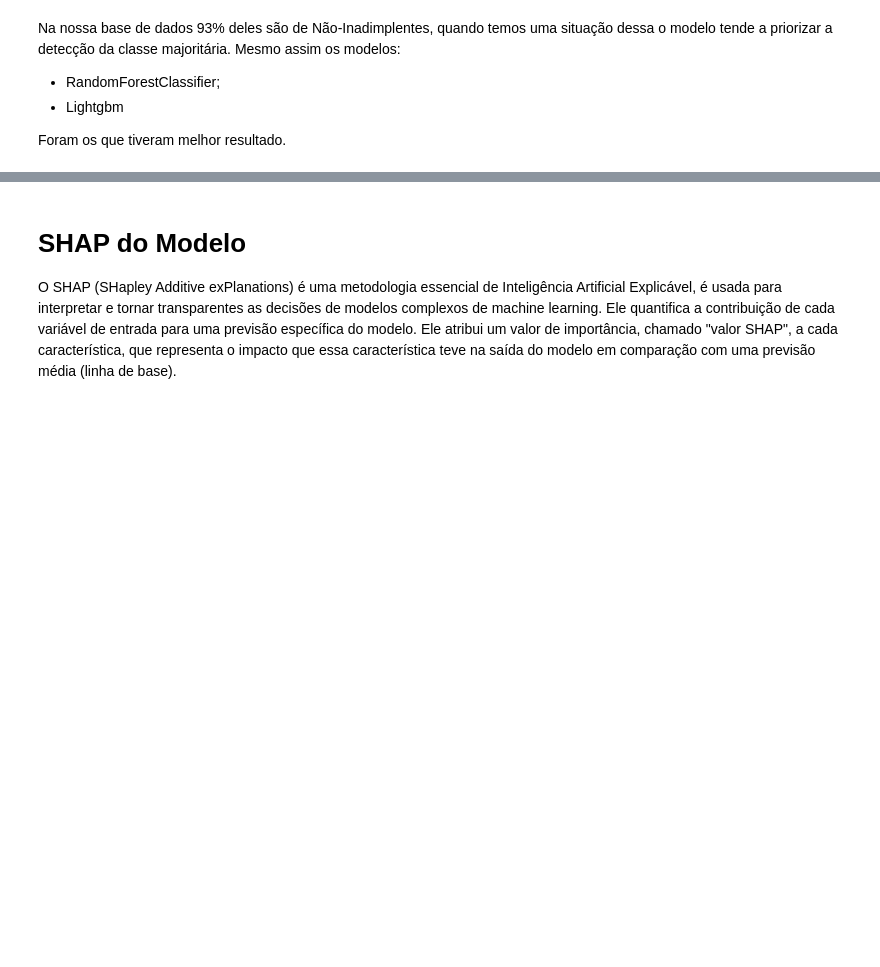
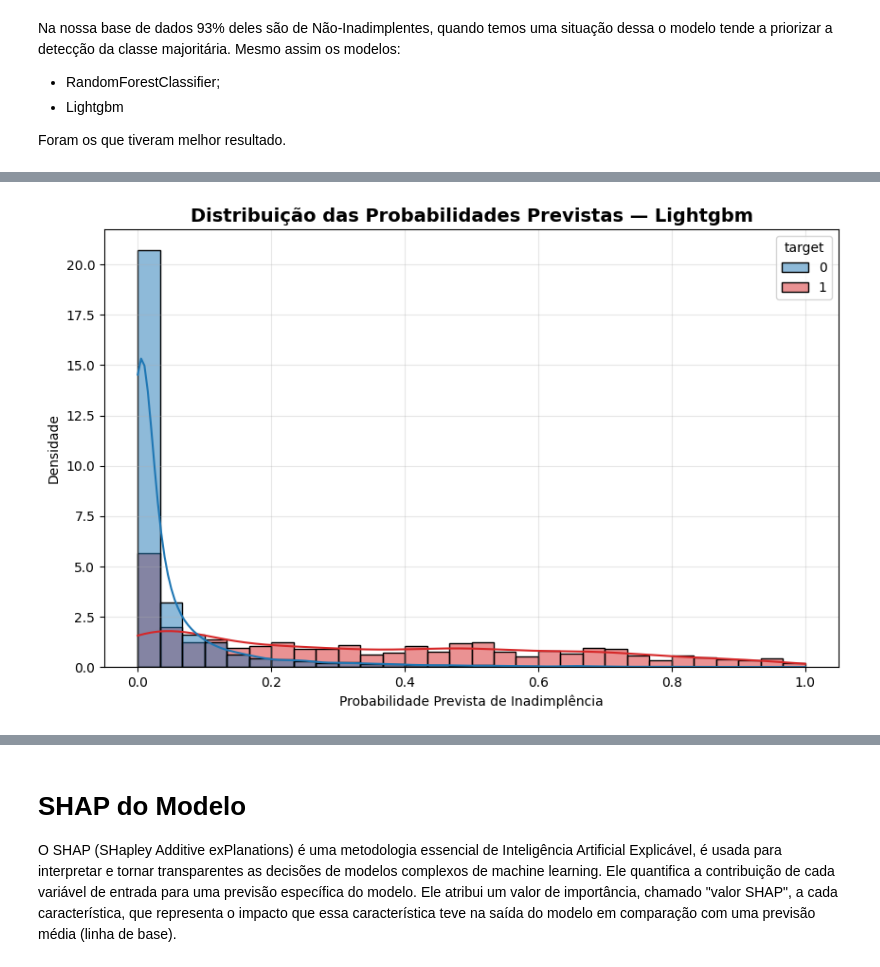
Before and after one commit to rrafahenrique/Modelo-Preditivo-Inadimplencia, a Jupyter notebook: DESAFIO - PARTE III.ipynb, the cells around one changed output, grey strips where cells are left out. Drawn from its saved outputs; the diff is of its cells as text; code cells hidden in the pictures; blank space fills up the shorter version.

```diff
--- a/DESAFIO - PARTE III.ipynb
+++ b/DESAFIO - PARTE III.ipynb
@@ -504,0 +548,30 @@ Foram os que tiveram melhor resultado.
+# %%
+# Calculando a probabilidade de cada evento
+y_broba_forest = forest.predict_proba(X_test)[:,1]
+# %%
+
+# Criar dataframe auxiliar para facilitar
+df_plot = pd.DataFrame({
+    "probabilidade": y_broba_forest,
+    "target": y_test.reset_index(drop=True)
+})
+
+plt.figure(figsize=(10, 6))
+sns.histplot(
+    data=df_plot,
+    x="probabilidade",
+    hue="target",
+    bins=30,
+    kde=True,
+    stat="density",
+    common_norm=False,  # muito importante: não normalizar junto as classes!!
+    palette=["#1f77b4", "#d62728"]  # azul (0) e vermelho (1)
+)
+
+plt.title("Distribuição das Probabilidades Previstas — Lightgbm", fontsize=14, fontweight="bold")
+plt.xlabel("Probabilidade Prevista de Inadimplência")
+plt.ylabel("Densidade")
+plt.grid(alpha=0.3)
+plt.show()
+# %% [output]
+[figure, added]
```
Also changed, not shown: parts of 39 cells of this notebook, 3 other files.
